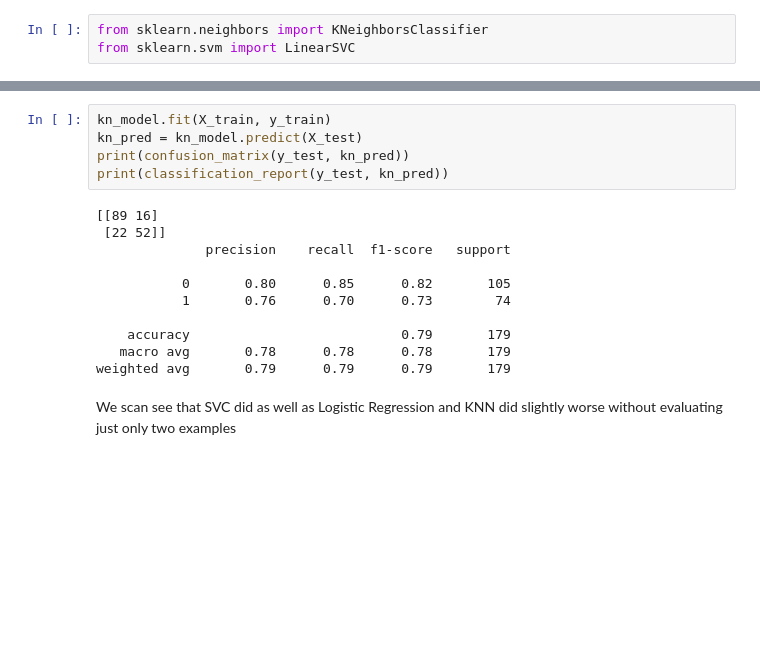
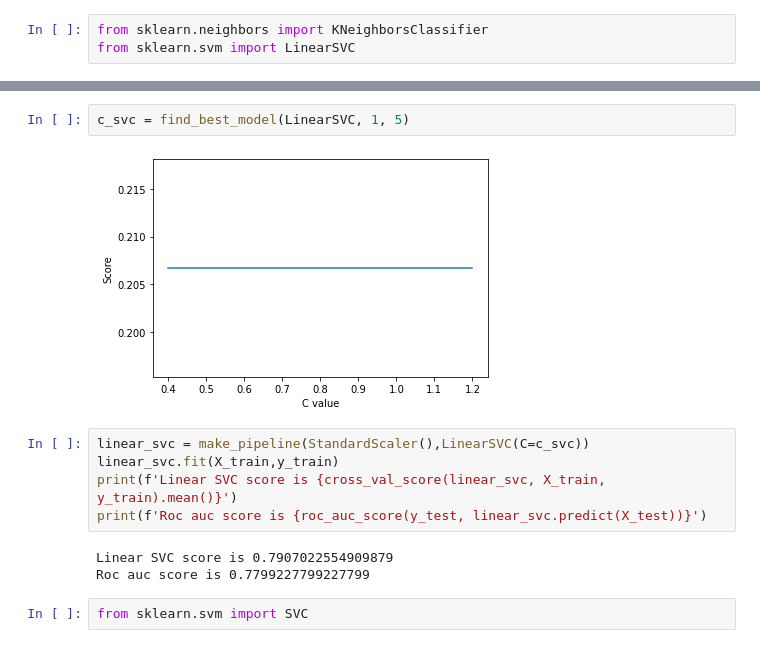
Before and after one commit to bartoszpiechnik25/DataScience, a Jupyter notebook: Titanic.ipynb, the cells around one changed output, grey strips where cells are left out. Drawn from its saved outputs; the diff is of its cells as text; blank space fills up the shorter version.

```diff
--- a/Titanic.ipynb
+++ b/Titanic.ipynb
@@ -359,18 +339,14 @@ weighted avg       0.79      0.79      0.79       179
-# %%
-kn_model.fit(X_train, y_train)
-kn_pred = kn_model.predict(X_test)
-print(confusion_matrix(y_test, kn_pred))
-print(classification_report(y_test, kn_pred))
-# %% [output]
-[[89 16]
- [22 52]]
-              precision    recall  f1-score   support
-
-           0       0.80      0.85      0.82       105
-           1       0.76      0.70      0.73        74
-
-    accuracy                           0.79       179
-   macro avg       0.78      0.78      0.78       179
-weighted avg       0.79      0.79      0.79       179
-# %% [markdown]
-We scan see that SVC did as well as Logistic Regression and KNN did slightly worse without evaluating just only two examples
+# %%
+c_svc = find_best_model(LinearSVC, 1, 5)
+# %% [output]
+[figure, added]
+# %%
+linear_svc = make_pipeline(StandardScaler(),LinearSVC(C=c_svc))
+linear_svc.fit(X_train,y_train)
+print(f'Linear SVC score is {cross_val_score(linear_svc, X_train, y_train).mean()}')
+print(f'Roc auc score is {roc_auc_score(y_test, linear_svc.predict(X_test))}')
+# %% [output]
+Linear SVC score is 0.7907022554909879
+Roc auc score is 0.7799227799227799
+# %%
+from sklearn.svm import SVC
```
Also changed, not shown: parts of 19 cells of this notebook.
